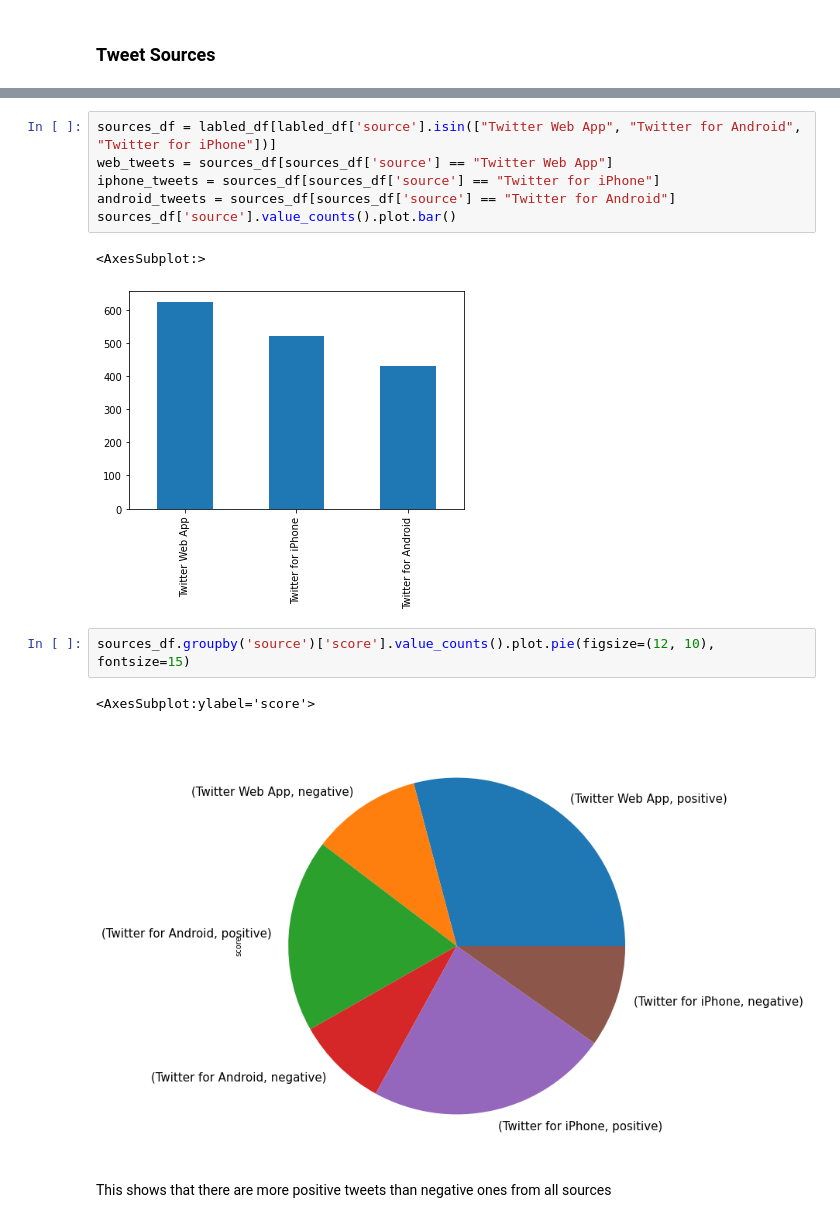
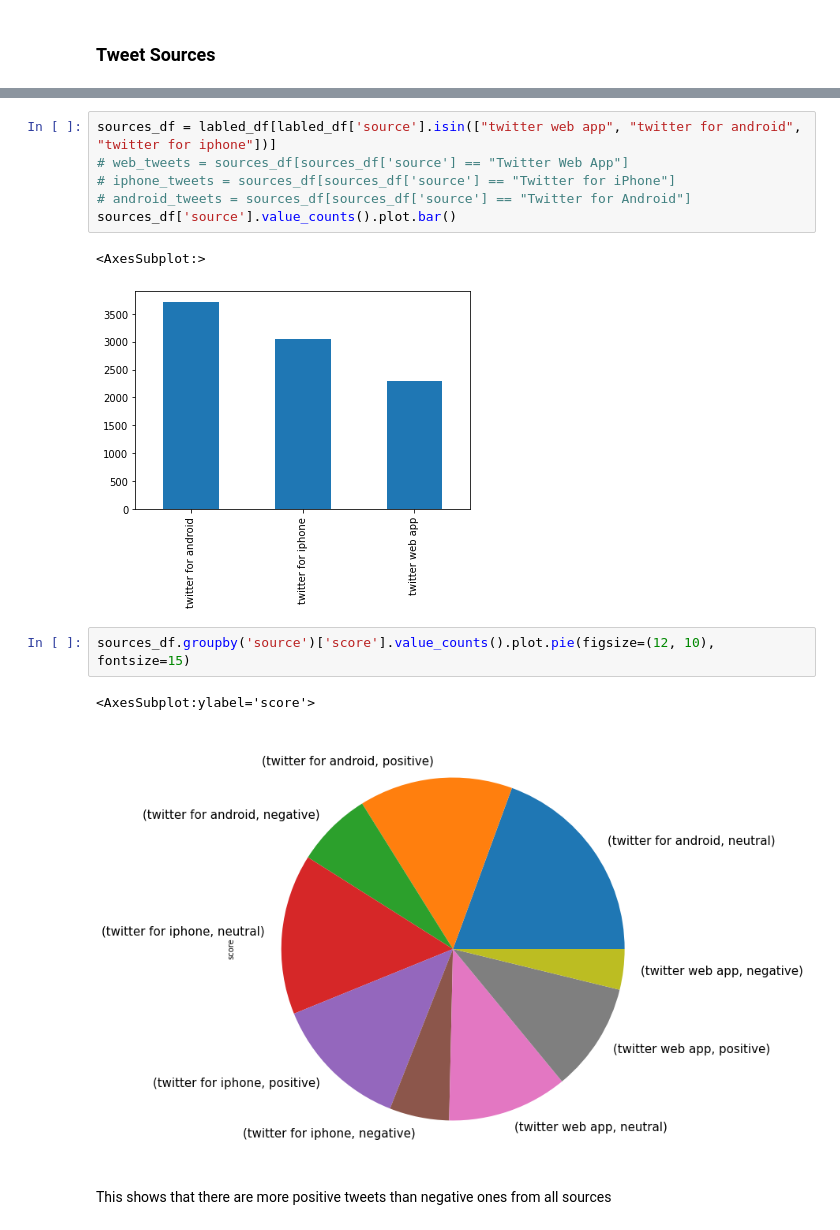
Before and after one commit to Hen0k/Twitter-Data-Analysis, a Jupyter notebook: notebooks/EDA.ipynb, the cells around one changed output, grey strips where cells are left out. Drawn from its saved outputs; the diff is of its cells as text.

```diff
--- a/notebooks/EDA.ipynb
+++ b/notebooks/EDA.ipynb
@@ -225,16 +271,16 @@ cleaned_df['source'].value_counts().plot(kind='bar', figsize=(12, 10), fontsize=
 # %%
-sources_df = labled_df[labled_df['source'].isin(["Twitter Web App", "Twitter for Android", "Twitter for iPhone"])]
-web_tweets = sources_df[sources_df['source'] == "Twitter Web App"]
-iphone_tweets = sources_df[sources_df['source'] == "Twitter for iPhone"]
-android_tweets = sources_df[sources_df['source'] == "Twitter for Android"]
+sources_df = labled_df[labled_df['source'].isin(["twitter web app", "twitter for android", "twitter for iphone"])]
+# web_tweets = sources_df[sources_df['source'] == "Twitter Web App"]
+# iphone_tweets = sources_df[sources_df['source'] == "Twitter for iPhone"]
+# android_tweets = sources_df[sources_df['source'] == "Twitter for Android"]
 sources_df['source'].value_counts().plot.bar()
 # %% [output]
 <AxesSubplot:>
-[figure, old version]
+[figure, new version]
 # %%
 sources_df.groupby('source')['score'].value_counts().plot.pie(figsize=(12, 10), fontsize=15)
 # %% [output]
 <AxesSubplot:ylabel='score'>
-[figure, old version]
+[figure, new version]
 # %% [markdown]
 This shows that there are more  positive tweets than negative ones from all sources
```
Also changed, not shown: parts of 12 cells of this notebook.
